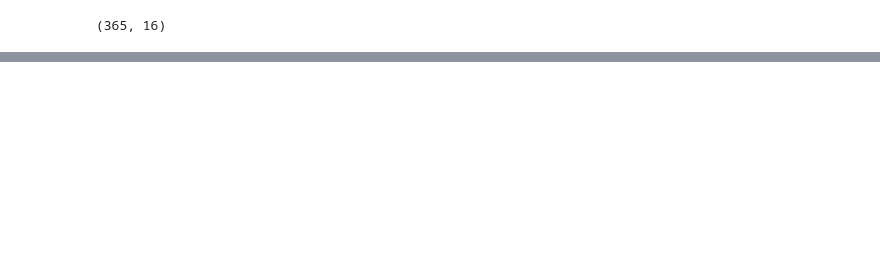
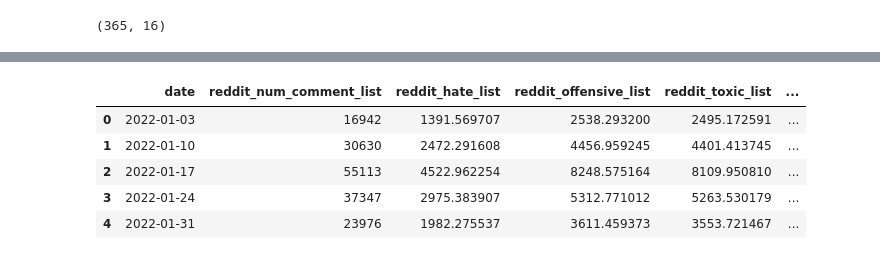
Before and after one commit to avalanchesiqi/pyquantifier, a Jupyter notebook: hot_speech/data_visualization.ipynb, the cells around one changed output, grey strips where cells are left out. Saved outputs shown, nothing was run; the diff lists cells and outputs as text; code cells hidden in the pictures; blank space fills up the shorter version.

```diff
--- a/hot_speech/data_visualization.ipynb
+++ b/hot_speech/data_visualization.ipynb
@@ -54,0 +59,9 @@ visualize_time_series()
+# %%
+weekly_df.head(5)
+# %% [output]
+|  | date | reddit_num_comment_list | reddit_hate_list | reddit_offensive_list | reddit_toxic_list | ... |
+| 0 | 2022-01-03 | 16942 | 1391.569707 | 2538.293200 | 2495.172591 | ... |
+| 1 | 2022-01-10 | 30630 | 2472.291608 | 4456.959245 | 4401.413745 | ... |
+| 2 | 2022-01-17 | 55113 | 4522.962254 | 8248.575164 | 8109.950810 | ... |
+| 3 | 2022-01-24 | 37347 | 2975.383907 | 5312.771012 | 5263.530179 | ... |
+| 4 | 2022-01-31 | 23976 | 1982.275537 | 3611.459373 | 3553.721467 | ... |
```
Also changed, not shown: parts of 8 cells of this notebook, 1 other file.
